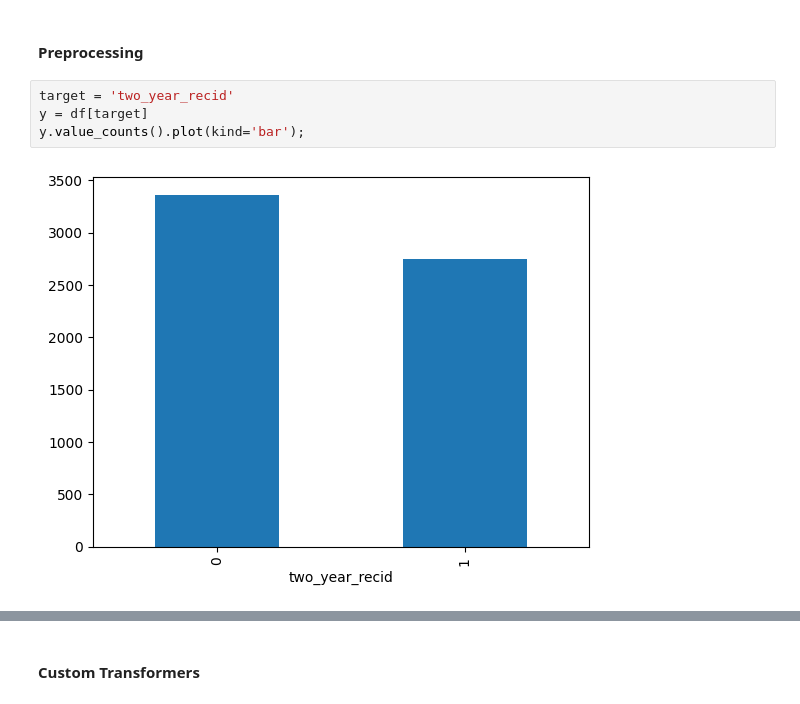
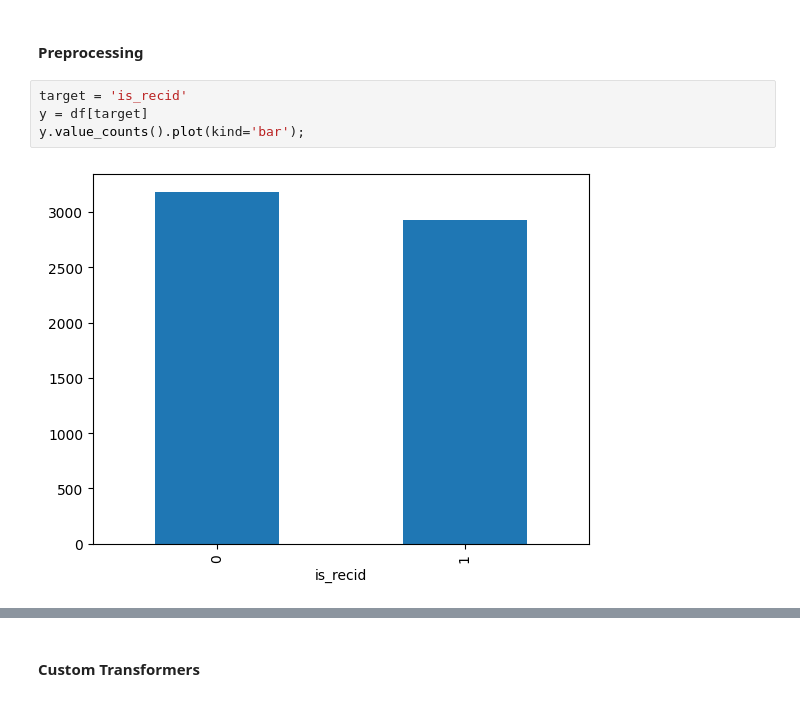
Before and after one commit to LDSAJPinto1306/Capstone-LDSA, a Jupyter notebook: Base Model.ipynb, the cells around one changed output, grey strips where cells are left out. Drawn from its saved outputs; the diff is of its cells as text.

Commit message:
Model Adjustments Based on Target Change

```diff
--- a/Base Model.ipynb
+++ b/Base Model.ipynb
@@ -78,11 +78,11 @@ plt.show()
 # %% [markdown]
 #### Preprocessing
 # %%
-target = 'two_year_recid'
+target = 'is_recid'
 y = df[target]
 y.value_counts().plot(kind='bar');
 # %% [output]
-[figure, old version]
+[figure, new version]
 # %%
 X = df[[col for col in df.columns if col != target]]
 
```
Also changed, not shown: parts of 10 cells of this notebook, 1 other file.
